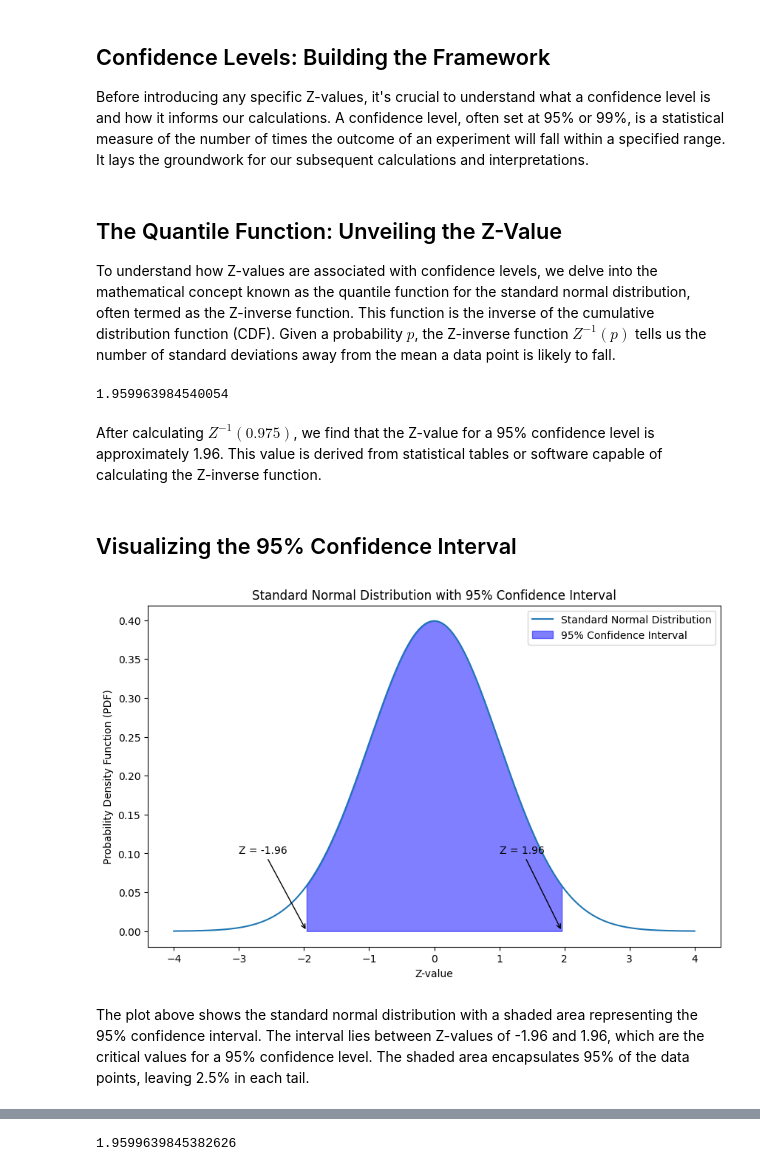
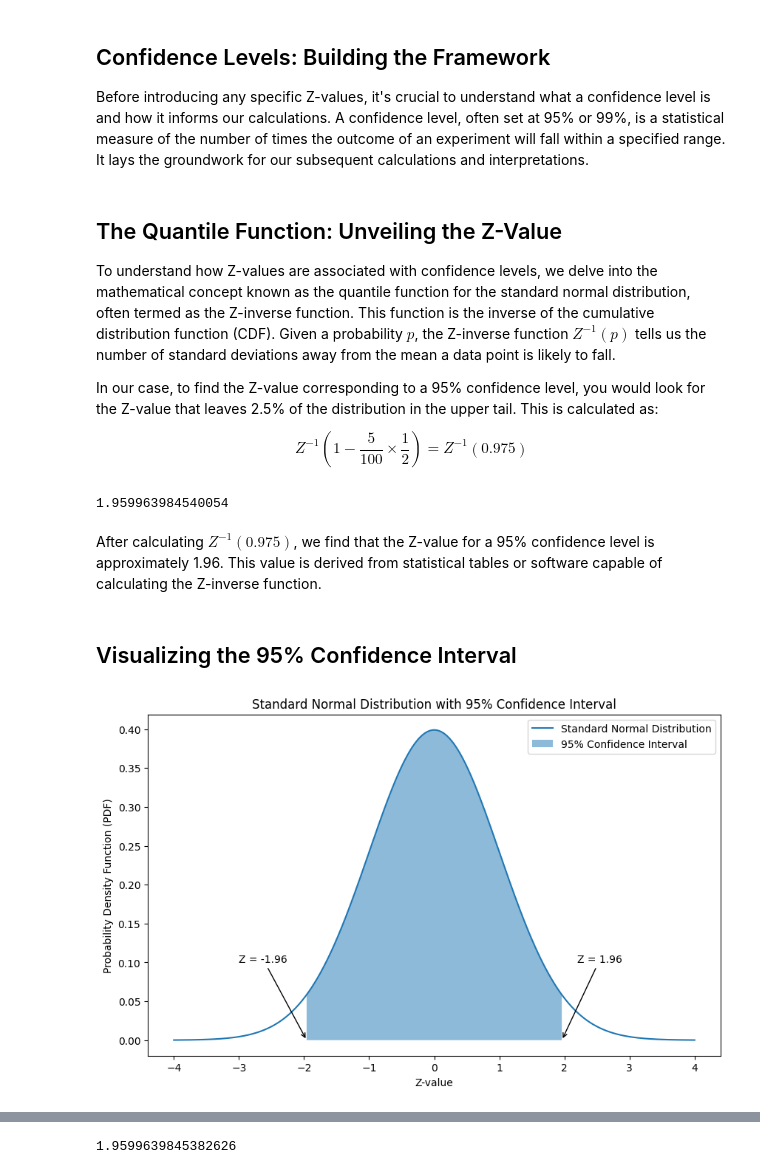
Before and after one commit to GiulioMa/Statistical-Significance-In-Portfolio-Management, a Jupyter notebook: Portfolio_Manager_Statistical_Significance.ipynb, the cells around one changed output, grey strips where cells are left out. Saved outputs shown, nothing was run; the diff lists cells and outputs as text; code cells hidden in the pictures.

```diff
--- a/Portfolio_Manager_Statistical_Significance.ipynb
+++ b/Portfolio_Manager_Statistical_Significance.ipynb
@@ -24,6 +45,10 @@ Before introducing any specific Z-values, it's crucial to understand what a conf
 ## The Quantile Function: Unveiling the Z-Value
 
 To understand how Z-values are associated with confidence levels, we delve into the mathematical concept known as the quantile function for the standard normal distribution, often termed as the Z-inverse function. This function is the inverse of the cumulative distribution function (CDF). Given a probability $ p $, the Z-inverse function $ Z^{-1}(p) $ tells us the number of standard deviations away from the mean a data point is likely to fall.
+
+In our case, to find the Z-value corresponding to a 95% confidence level, you would look for the Z-value that leaves 2.5% of the distribution in the upper tail. This is calculated as:
+
+$$ Z^{-1}(1-\frac{5}{100} \times \frac{1}{2}) = Z^{-1}(0.975)$$
 # %%
 from scipy.stats import norm
 
@@ -32,8 +57,8 @@ z_value_95 = norm.ppf(0.975)
 z_value_95
 # %% [output]
 1.959963984540054
-# %% [markdown]
-After calculating $ Z^{-1}(0.975) $, we find that the Z-value for a 95% confidence level is approximately 1.96. This value is derived from statistical tables or software capable of calculating the Z-inverse function.
+# %% [markdown]
+After calculating $ Z^{-1}(0.975) $, we find that the Z-value for a 95% confidence level is approximately 1.96. This value is derived from statistical tables or software capable of calculating the Z-inverse function.
 # %% [markdown]
 ## Visualizing the 95% Confidence Interval
 # %%
@@ -42,35 +67,33 @@ import matplotlib.pyplot as plt
 
 # Generate data points for standard normal distribution
 x = np.linspace(-4, 4, 1000)
 y = norm.pdf(x, 0, 1)
 
 # Generate data points for shading
 x_shade = np.linspace(-1.96, 1.96, 300)
 y_shade = norm.pdf(x_shade, 0, 1)
 
 # Create the plot
 plt.figure(figsize=(10, 6))
 plt.title("Standard Normal Distribution with 95% Confidence Interval")
 plt.xlabel("Z-value")
 plt.ylabel("Probability Density Function (PDF)")
 
 # Plot the standard normal distribution
 plt.plot(x, y, label='Standard Normal Distribution')
 
 # Add shaded area for 95% confidence interval
-plt.fill_between(x_shade, y_shade, color='blue', alpha=0.5, label='95% Confidence Interval')
+plt.fill_between(x_shade, y_shade, alpha=0.5, label='95% Confidence Interval')
 
 # Add annotations
 plt.annotate('Z = -1.96', xy=(-1.96, 0), xytext=(-3, 0.1),
              arrowprops=dict(facecolor='black', arrowstyle='->'))
-plt.annotate('Z = 1.96', xy=(1.96, 0), xytext=(1, 0.1),
+plt.annotate('Z = 1.96', xy=(1.96, 0), xytext=(2.2, 0.1),
              arrowprops=dict(facecolor='black', arrowstyle='->'))
 
 # Add legend
 plt.legend()
 
 plt.show()
 # %% [output]
-[figure, old version]
+[figure, new version]
-# %% [markdown]
-The plot above shows the standard normal distribution with a shaded area representing the 95% confidence interval. The interval lies between Z-values of -1.96 and 1.96, which are the critical values for a 95% confidence level. The shaded area encapsulates 95% of the data points, leaving 2.5% in each tail.
```
Also changed, not shown: parts of 10 cells of this notebook, 1 other file.
